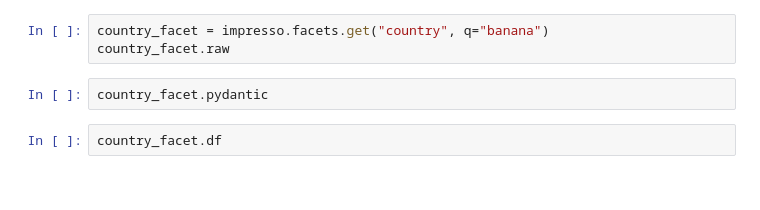
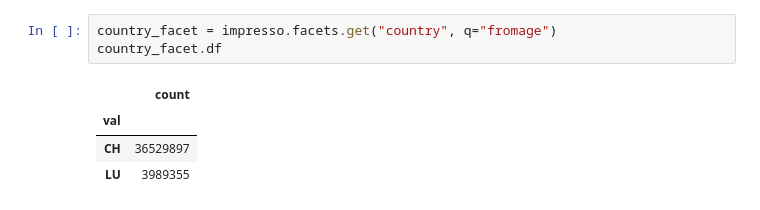
Before and after one commit to impresso/impresso-py, a Jupyter notebook: examples/notebooks/basic.ipynb, the cells around one changed output. Saved outputs shown, nothing was run; the diff lists cells and outputs as text.

```diff
--- a/examples/notebooks/basic.ipynb
+++ b/examples/notebooks/basic.ipynb
@@ -33,7 +83,8 @@ article.df
 # %%
-country_facet = impresso.facets.get("country", q="banana")
-country_facet.raw
+country_facet = impresso.facets.get("country", q="fromage")
+country_facet.df
+# %% [output]
+|  | count |
+| val |  |
+| CH | 36529897 |
+| LU | 3989355 |
-# %%
-country_facet.pydantic
-# %%
-country_facet.df
```
Also changed, not shown: parts of 20 cells of this notebook, 2 other files.
